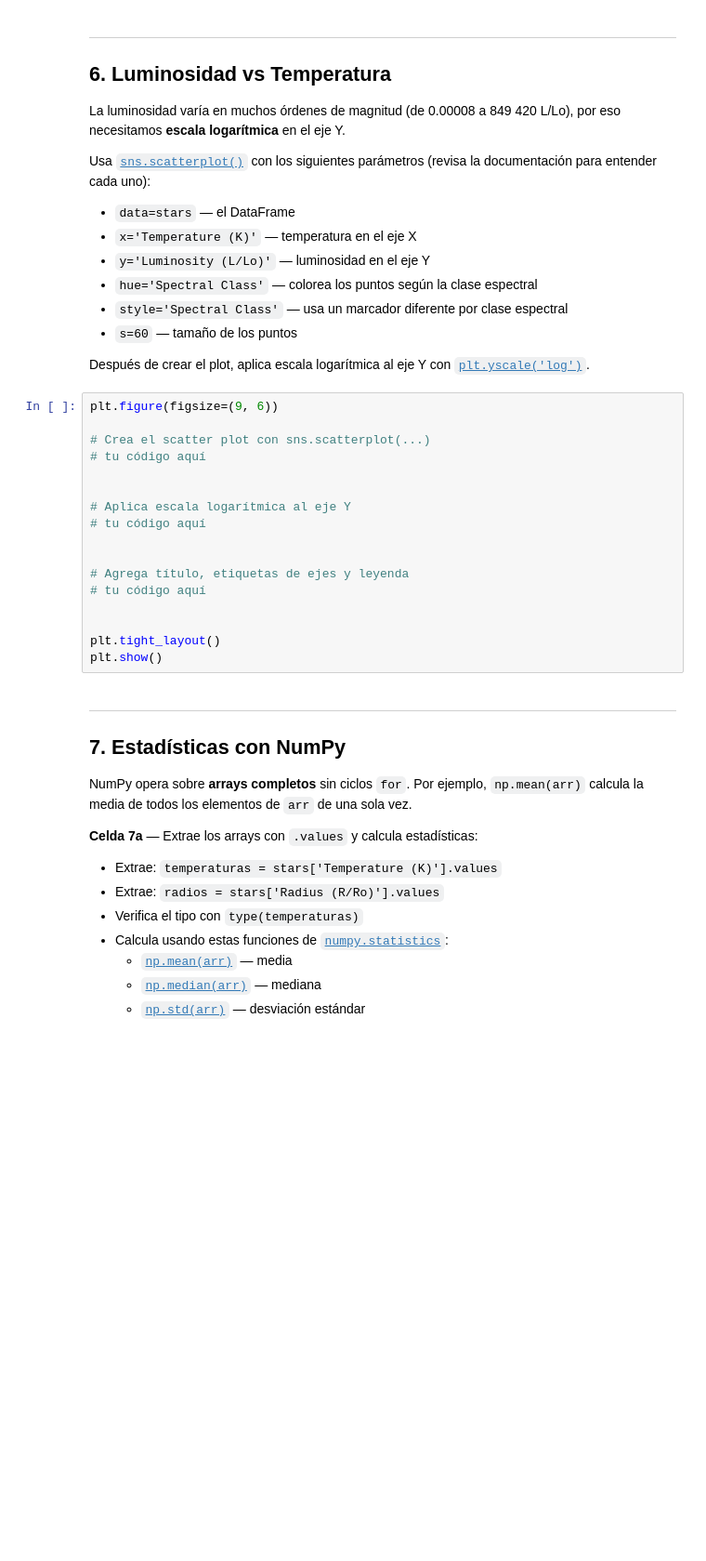
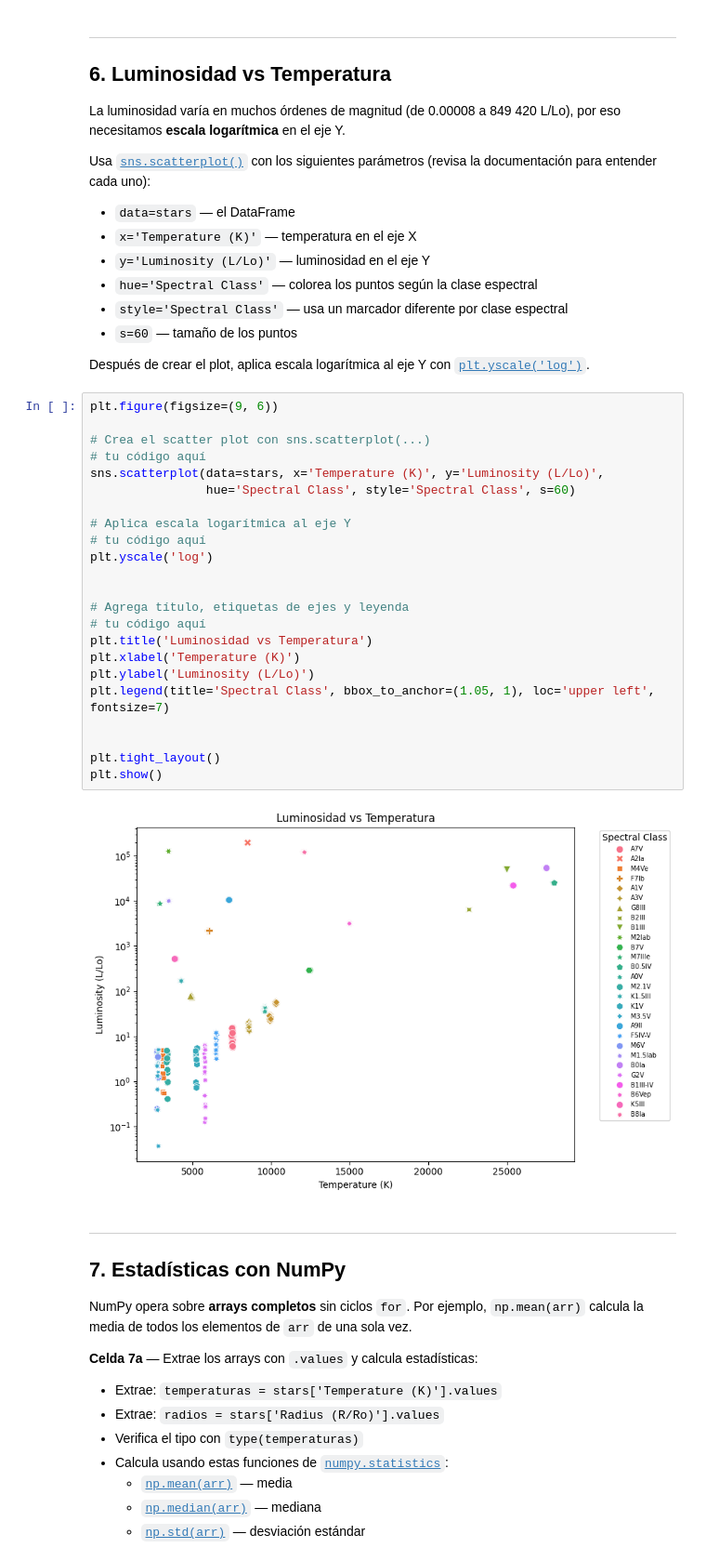
Before and after one commit to diegotorrent4-lang/F12-Programacion, a Jupyter notebook: ejemplos/practica2_analisis_datos/notebooks/analisis_estrellas_estudiante.ipynb, the cells around one changed output. Shown at 93% size. Cells and saved outputs as stored; diff of their text form; blank space fills up the shorter version.

```diff
--- a/ejemplos/practica2_analisis_datos/notebooks/analisis_estrellas_estudiante.ipynb
+++ b/ejemplos/practica2_analisis_datos/notebooks/analisis_estrellas_estudiante.ipynb
@@ -256,20 +376,28 @@ Después de crear el plot, aplica escala logarítmica al eje Y con
 # %%
 plt.figure(figsize=(9, 6))
 
 # Crea el scatter plot con sns.scatterplot(...)
 # tu código aquí
-
+sns.scatterplot(data=stars, x='Temperature (K)', y='Luminosity (L/Lo)',
+                hue='Spectral Class', style='Spectral Class', s=60)
 
 # Aplica escala logarítmica al eje Y
 # tu código aquí
+plt.yscale('log')
 
 
 # Agrega título, etiquetas de ejes y leyenda
 # tu código aquí
+plt.title('Luminosidad vs Temperatura')
+plt.xlabel('Temperature (K)')
+plt.ylabel('Luminosity (L/Lo)')
+plt.legend(title='Spectral Class', bbox_to_anchor=(1.05, 1), loc='upper left', fontsize=7)
 
 
 plt.tight_layout()
 plt.show()
+# %% [output]
+[figure, added]
 # %% [markdown]
 ---
 ## 7. Estadísticas con NumPy
```
Also changed, not shown: parts of 13 cells of this notebook.
